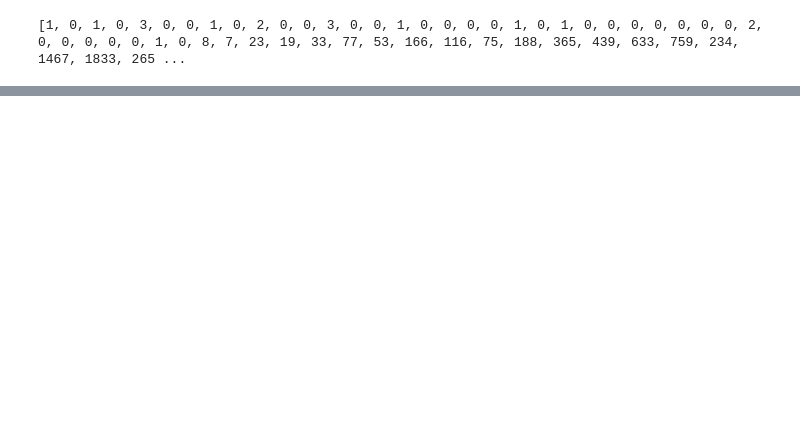
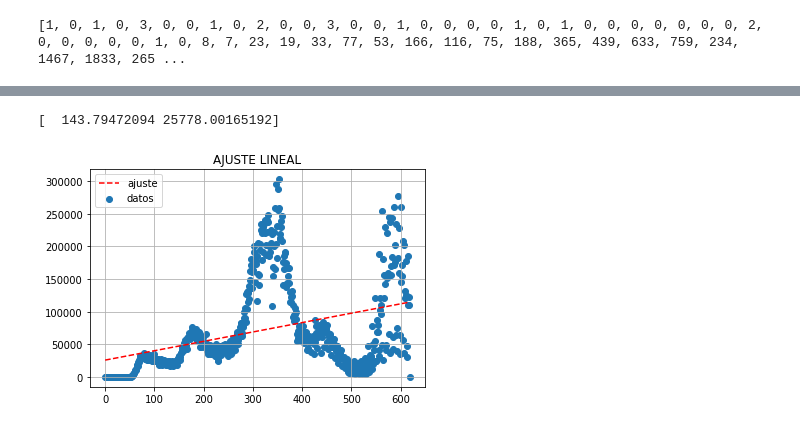
Before and after one commit to Leonel-H29/Facultad, a Jupyter notebook: TP2/TP2.ipynb, the cells around one changed output, grey strips where cells are left out. Saved outputs shown, nothing was run; the diff lists cells and outputs as text; code cells hidden in the pictures; blank space fills up the shorter version.

```diff
--- a/TP2/TP2.ipynb
+++ b/TP2/TP2.ipynb
@@ -149,18 +111,32 @@ x_test: [20  5]
-# %%
-"""
-def exponencial(x, a0, a1):
-  return a1*np.exp(a0/x)
-
-
-pyplot.scatter(x, y, label='Datos')
-# Defino una secuencia de entradas entre las entradas mas pequeñas y grandes conocidas
-x_line = arange(min(x), max(x), 1)
-#Calculo la salida para el rango
-y_line = exponencial(x_line, a0, a1)
-
-pyplot.title("Exponencial")
-#Creo una linea plot para la funcion de mapeo
-pyplot.plot(x_line, y_line, '--', color='red', label='Ajuste')
-pyplot.grid()
-pyplot.show()
-"""
+# %%
+from scipy import optimize
+import random
+import matplotlib.pyplot as plt
+
+def lineal(x,a,b):
+  return a*x+b
+
+def cuadratica(x,a,b,c):
+  return a + b*x + c*x**2
+
+def exponencial(x, a, b):
+  return a1*np.exp(a0/x)
+
+def logaritmica(x,a,b):
+  return  a + b * np.log10(x)
+
+x = np.arange(len(y))
+y = casosUSA
+
+a,b = optimize.curve_fit(lineal,x,y)
+print(a)
+
+plt.plot(x,lineal(x,*a), '--', color='red')
+plt.scatter(x,y)
+plt.title('AJUSTE LINEAL')
+plt.legend(('ajuste','datos'), loc='upper left')
+plt.grid()
+plt.show()
+# %% [output]
+[  143.79472094 25778.00165192]
+[figure, added]
```
Also changed, not shown: parts of 5 cells of this notebook.
